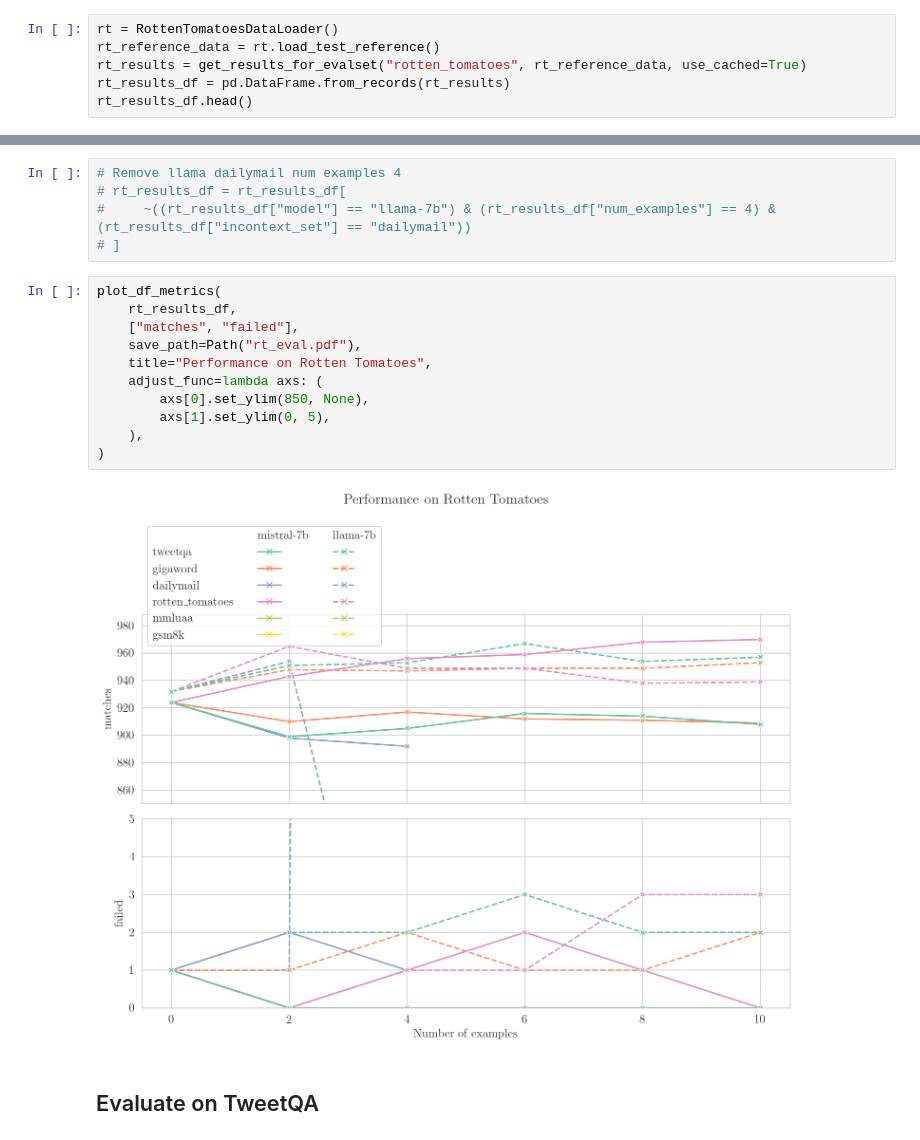
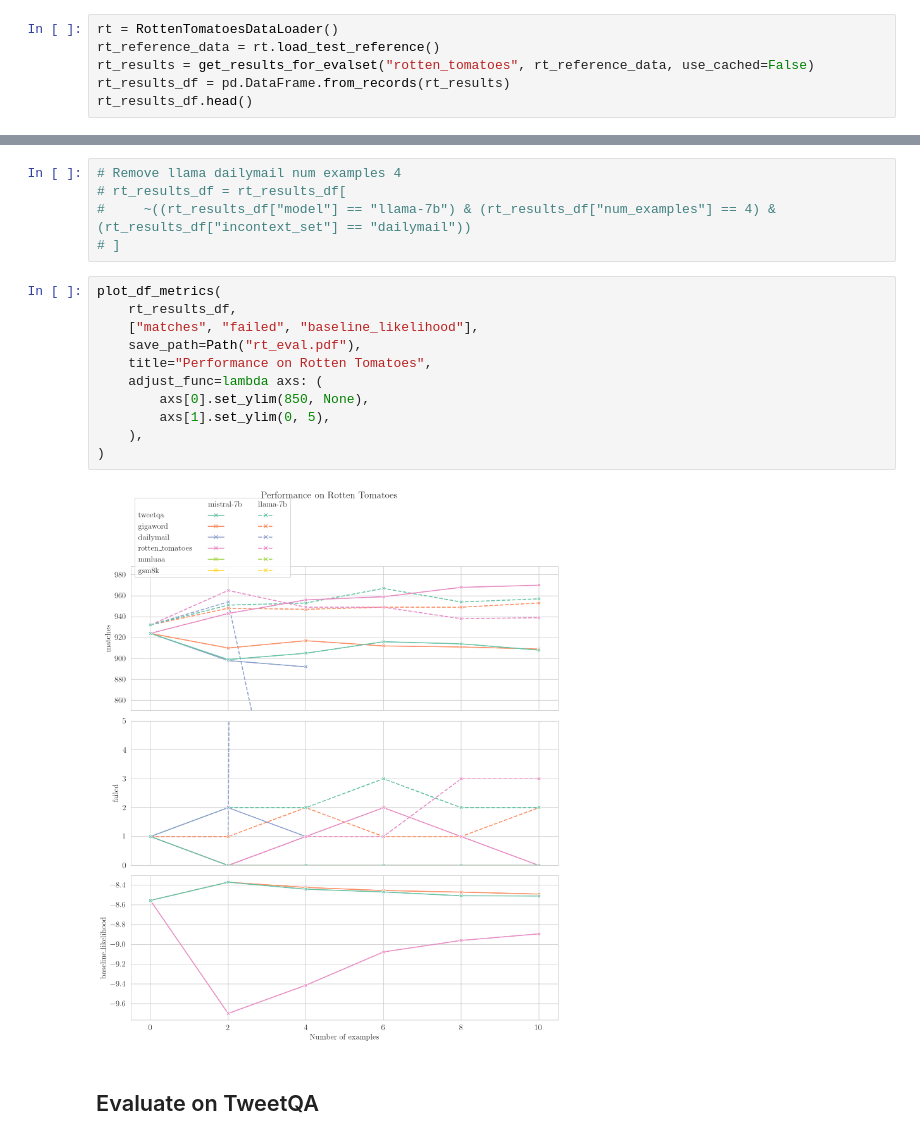
Before and after one commit to ivaxi0s/llm-task-switch, a Jupyter notebook: results/plot_metrics.ipynb, the cells around one changed output, grey strips where cells are left out. Cells and saved outputs as stored; diff of their text form.

```diff
--- a/results/plot_metrics.ipynb
+++ b/results/plot_metrics.ipynb
@@ -335,7 +348,7 @@ plot_df_metrics(
 # %%
 rt = RottenTomatoesDataLoader()
 rt_reference_data = rt.load_test_reference()
-rt_results = get_results_for_evalset("rotten_tomatoes", rt_reference_data, use_cached=True)
+rt_results = get_results_for_evalset("rotten_tomatoes", rt_reference_data, use_cached=False)
 rt_results_df = pd.DataFrame.from_records(rt_results)
 rt_results_df.head()
 # %% [output]
@@ -359,16 +403,16 @@ Skipping ../experiments/llama-7b/eval_data_rotten_tomatoes/incontext_data_dailym
 # %%
 plot_df_metrics(
     rt_results_df,
-    ["matches", "failed"],
+    ["matches", "failed", "baseline_likelihood"],
     save_path=Path("rt_eval.pdf"),
     title="Performance on Rotten Tomatoes",
     adjust_func=lambda axs: (
         axs[0].set_ylim(850, None),
         axs[1].set_ylim(0, 5),
     ),
 )
 # %% [output]
-[figure, old version]
+[figure, new version]
 # %% [markdown]
 ## Evaluate on TweetQA
 # %%
```
Also changed, not shown: parts of 7 cells of this notebook, 6 other files.
